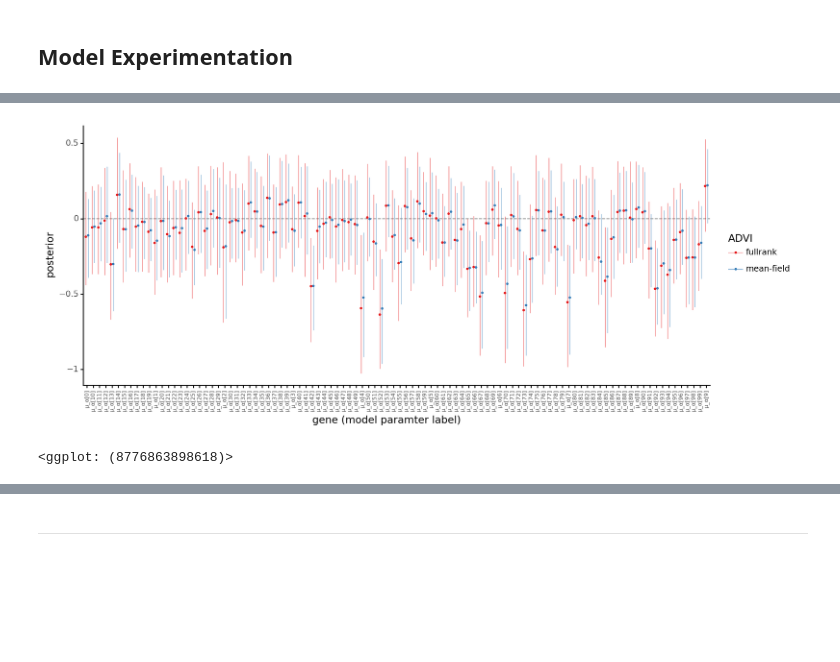
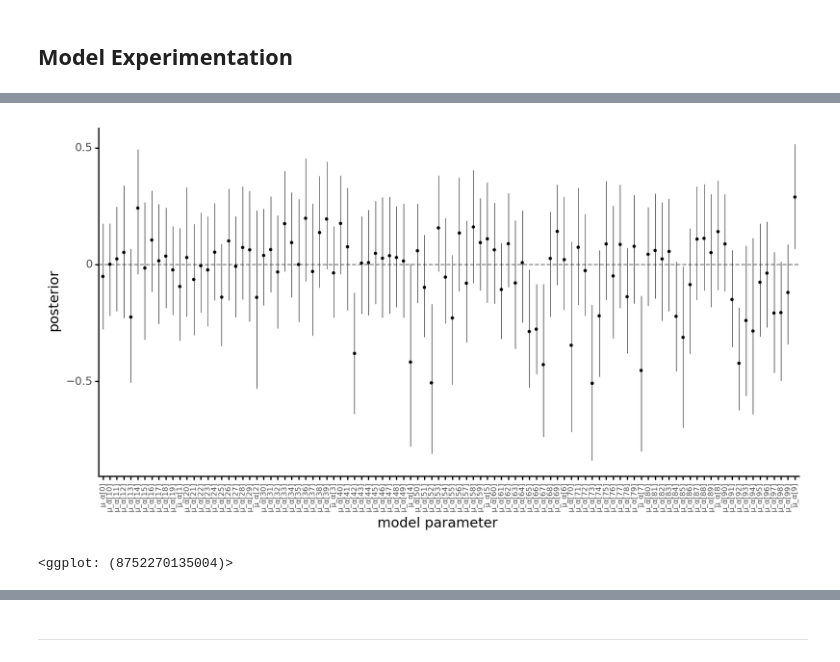
Before and after one commit to Kevin-Haigis-Lab/speclet, a Jupyter notebook: analysis/015_010_model-design.ipynb, the cells around one changed output, grey strips where cells are left out. Saved outputs shown, nothing was run; the diff lists cells and outputs as text; code cells hidden in the pictures; blank space fills up the shorter version.

```diff
--- a/analysis/015_010_model-design.ipynb
+++ b/analysis/015_010_model-design.ipynb
@@ -188,16 +143,19 @@ arviz - WARNING - Shape validation failed: input_shape: (1, 1000), minimum_shape
 # %%
-pos = gg.position_dodge(width=0.75)
-(
-    gg.ggplot(gene_posteriors.reset_index(drop=False), gg.aes(x="index"))
-    + gg.geom_hline(yintercept=0, linetype="--", alpha=0.5)
-    + gg.geom_linerange(
-        gg.aes(ymin="hdi_5.5%", ymax="hdi_94.5%", color="advi"), position=pos, size=0.2
+def plot_az_summary(df: pd.DataFrame, x="index") -> gg.ggplot:
+    return (
+        gg.ggplot(df, gg.aes(x=x))
+        + gg.geom_hline(yintercept=0, linetype="--", alpha=0.5)
+        + gg.geom_linerange(gg.aes(ymin="hdi_5.5%", ymax="hdi_94.5%"), size=0.2)
+        + gg.geom_point(gg.aes(y="mean"), size=0.5)
+        + gg.theme(axis_text_x=gg.element_text(angle=90, size=6))
+        + gg.labs(x="model parameter", y="posterior")
     )
-    + gg.geom_point(gg.aes(y="mean", color="advi"), position=pos, size=0.5)
-    + gg.scale_color_brewer(type="qual", palette="Set1")
-    + gg.theme(axis_text_x=gg.element_text(angle=90, size=6), figure_size=(12, 5))
-    + gg.labs(x="gene (model paramter label)", y="posterior", color="ADVI")
-)
-# %% [output]
-[figure, removed]
-<ggplot: (8776863898618)>
+# %%
+gene_posteriors = az.summary(
+    pymc3_sampling_api.samples_to_arviz(model, meanfield),
+    var_names="μ_α",
+    hdi_prob=0.89,
+)
+
+plot_az_summary(gene_posteriors.reset_index(drop=False)) + gg.theme(figure_size=(10, 5))
+# %% [output]
@@ -203,0 +163,2 @@ pos = gg.position_dodge(width=0.75)
+[figure, added]
+<ggplot: (8752270135004)>
```
Also changed, not shown: parts of 16 cells of this notebook, 10 other files.
